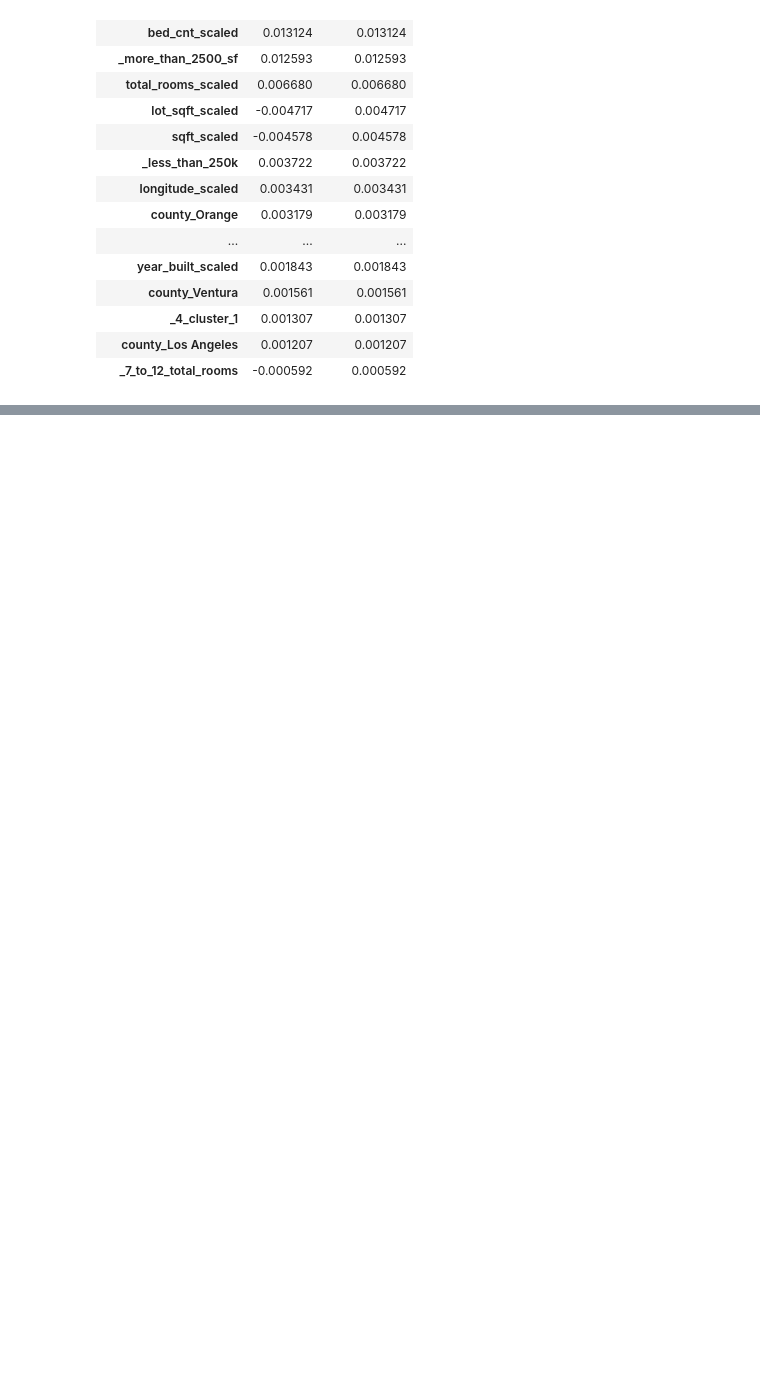
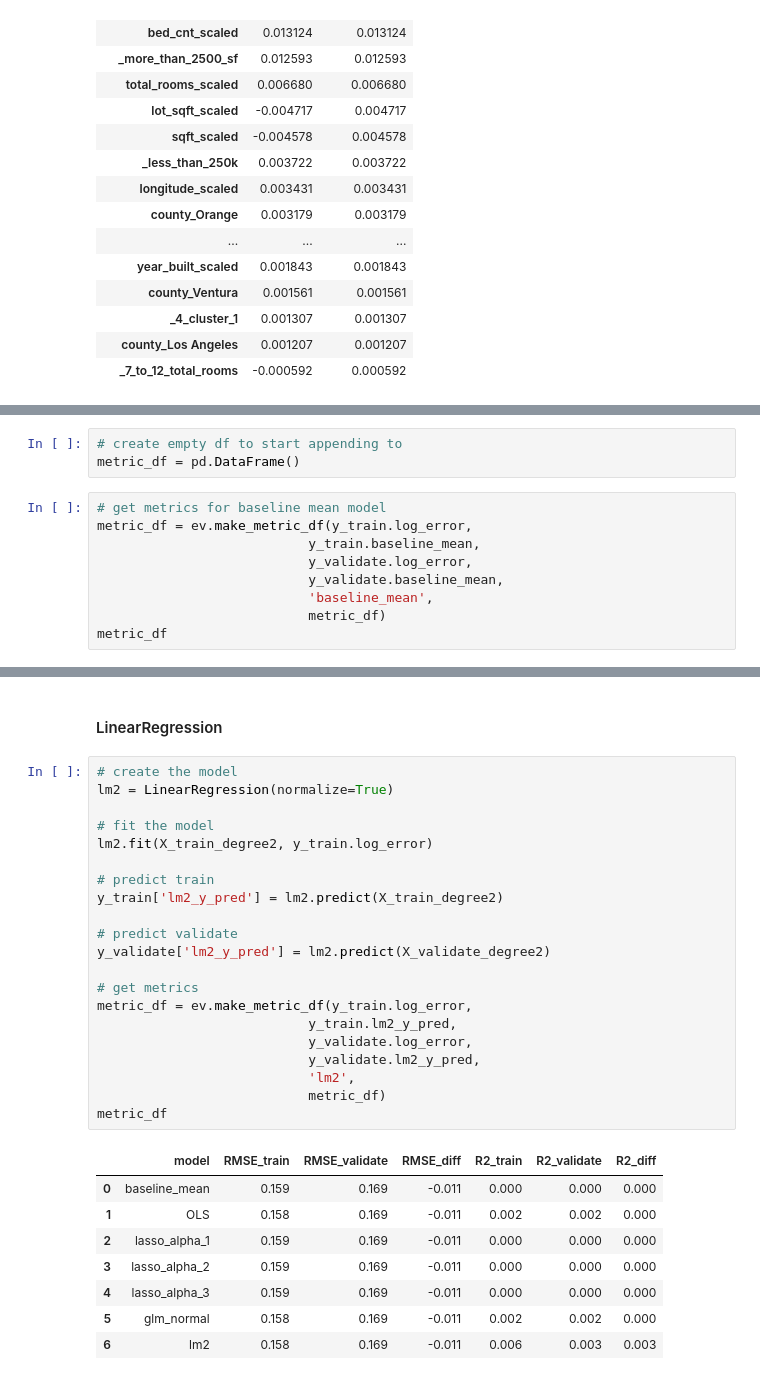
Before and after one commit to adam-talbot/clustering-project, a Jupyter notebook: final_notebook.ipynb, the cells around one changed output, grey strips where cells are left out. Saved outputs shown, nothing was run; the diff lists cells and outputs as text; blank space fills up the shorter version.

```diff
--- a/final_notebook.ipynb
+++ b/final_notebook.ipynb
@@ -1243,0 +1296,12 @@ X
+# %%
+# create empty df to start appending to
+metric_df = pd.DataFrame()
+# %%
+# get metrics for baseline mean model
+metric_df = ev.make_metric_df(y_train.log_error,
+                           y_train.baseline_mean,
+                           y_validate.log_error,
+                           y_validate.baseline_mean,
+                           'baseline_mean',
+                           metric_df)
+metric_df
@@ -1243,0 +1472,32 @@ X
+# %% [markdown]
+#### LinearRegression
+# %%
+# create the model
+lm2 = LinearRegression(normalize=True)
+
+# fit the model
+lm2.fit(X_train_degree2, y_train.log_error)
+
+# predict train
+y_train['lm2_y_pred'] = lm2.predict(X_train_degree2)
+
+# predict validate
+y_validate['lm2_y_pred'] = lm2.predict(X_validate_degree2)
+
+# get metrics
+metric_df = ev.make_metric_df(y_train.log_error,
+                           y_train.lm2_y_pred,
+                           y_validate.log_error,
+                           y_validate.lm2_y_pred,
+                           'lm2',
+                           metric_df)
+metric_df
+# %% [output]
+|  | model | RMSE_train | RMSE_validate | RMSE_diff | R2_train | R2_validate | R2_diff |
+| 0 | baseline_mean | 0.159 | 0.169 | -0.011 | 0.000 | 0.000 | 0.000 |
+| 1 | OLS | 0.158 | 0.169 | -0.011 | 0.002 | 0.002 | 0.000 |
+| 2 | lasso_alpha_1 | 0.159 | 0.169 | -0.011 | 0.000 | 0.000 | 0.000 |
+| 3 | lasso_alpha_2 | 0.159 | 0.169 | -0.011 | 0.000 | 0.000 | 0.000 |
+| 4 | lasso_alpha_3 | 0.159 | 0.169 | -0.011 | 0.000 | 0.000 | 0.000 |
+| 5 | glm_normal | 0.158 | 0.169 | -0.011 | 0.002 | 0.002 | 0.000 |
+| 6 | lm2 | 0.158 | 0.169 | -0.011 | 0.006 | 0.003 | 0.003 |
```
Also changed, not shown: parts of 33 cells of this notebook.
